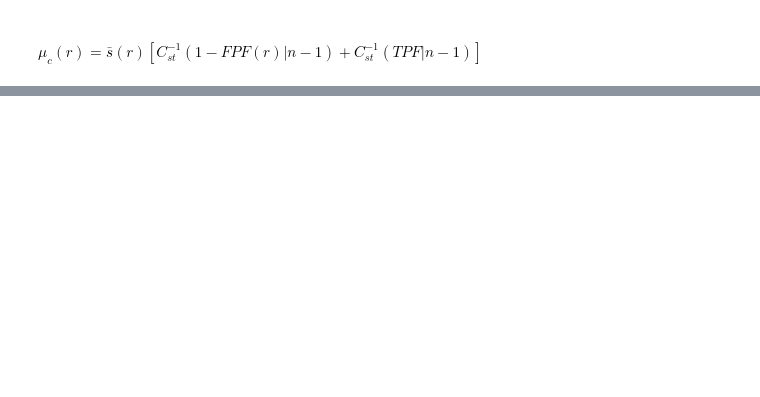
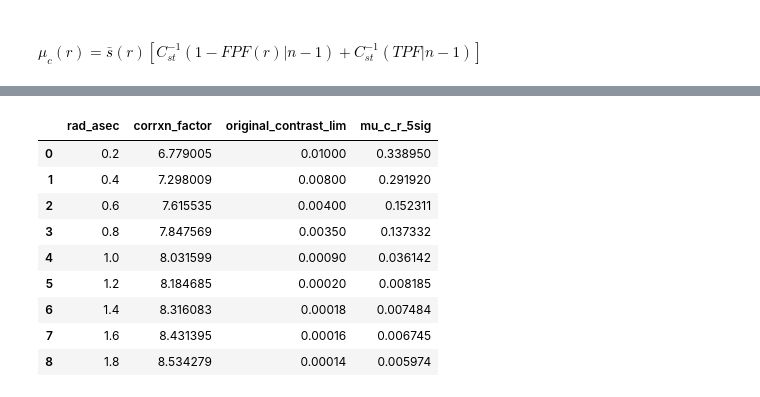
Before and after one commit to mwanakijiji/lbti_altair_fizeau, a Jupyter notebook: notebooks_for_development/make_improved_contrast_curves.ipynb, the cells around one changed output, grey strips where cells are left out. Drawn from its saved outputs; the diff is of its cells as text; code cells hidden in the pictures; blank space fills up the shorter version.

```diff
--- a/notebooks_for_development/make_improved_contrast_curves.ipynb
+++ b/notebooks_for_development/make_improved_contrast_curves.ipynb
@@ -61,3 +61,21 @@ def FPF_r(r):
 # To find tau, invert the CDF:
 # %% [markdown]
 #### $\frac{\tau(r)}{\bar{s}(r)}=C_{st}^{-1}(1-FPF(r)|n-1)$
+# %%
+# Example CDF inversion:
+
+# generate a t-distribution with 10 DOFs
+df = 10
+mean, var, skew, kurt = t.stats(df, moments='mvsk')
+
+# print the tau/s-bar where the FPF=0.5 (should be zero!)
+print("PPF where FPF=0.5:")
+print(t.ppf(0.5, df))
+
+# print the tau/s-bar where the FPF=0.1 (should be negative!)
+# and check it with the cdf
+print("PPF where FPF=0.1:")
+tau_0pt1 = t.ppf(0.1, df)
+print(tau_0pt1)
+print("Check with CDF:")
+print(t.cdf(tau_0pt1, df))
@@ -100,0 +165,13 @@ ax.plot(x, t.cdf(x, df),'b-', lw=5, alpha=0.1, label='t cdf')
+# %%
+test_df
+# %% [output]
+|  | rad_asec | corrxn_factor | original_contrast_lim | mu_c_r_5sig |
+| 0 | 0.2 | 6.779005 | 0.01000 | 0.338950 |
+| 1 | 0.4 | 7.298009 | 0.00800 | 0.291920 |
+| 2 | 0.6 | 7.615535 | 0.00400 | 0.152311 |
+| 3 | 0.8 | 7.847569 | 0.00350 | 0.137332 |
+| 4 | 1.0 | 8.031599 | 0.00090 | 0.036142 |
+| 5 | 1.2 | 8.184685 | 0.00020 | 0.008185 |
+| 6 | 1.4 | 8.316083 | 0.00018 | 0.007484 |
+| 7 | 1.6 | 8.431395 | 0.00016 | 0.006745 |
+| 8 | 1.8 | 8.534279 | 0.00014 | 0.005974 |
```
Also changed, not shown: parts of 15 cells of this notebook.
